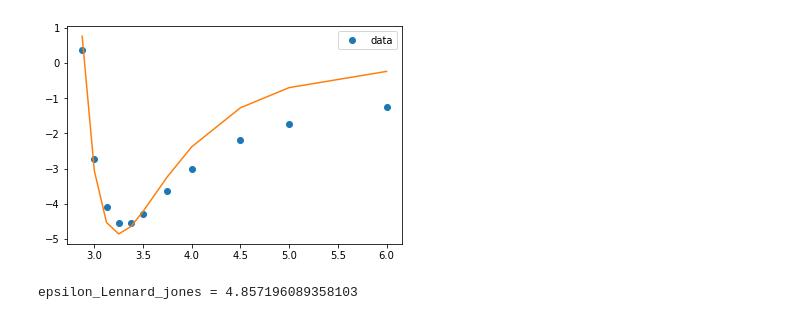
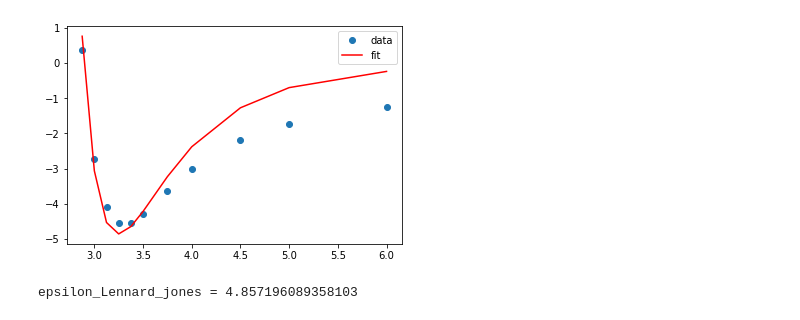
Before and after one commit to aaditya-pdgupta/regression_problem_in_biology, a Jupyter notebook: Practice/regression_3.ipynb, the cells around one changed output. Saved outputs shown, nothing was run; the diff lists cells and outputs as text; code cells hidden in the pictures.

```diff
--- a/Practice/regression_3.ipynb
+++ b/Practice/regression_3.ipynb
@@ -36,10 +36,10 @@ sigma_error = Error[1]
 # %%
 plt.plot(distances, energies, 'o', label = 'data')
-plt.plot(distances, fitted_data_Lennard_jones)# same as above here we have same name of function here also.
+plt.plot(distances, fitted_data_Lennard_jones,color='r',label='fit')# same as above here we have same name of function here also.
 plt.legend()
 plt.show()
 # %% [output]
-[figure, old version]
+[figure, new version]
 # %%
 print("epsilon_Lennard_jones =", parameter_Lennard_jones[0])# Here we print the parameter. here we used epsilon_Lennard_jones because we want the parameter of a which is stored in Lennard_jones.
 # %% [output]
```
Also changed, not shown: parts of 4 cells of this notebook, 3 other files.
